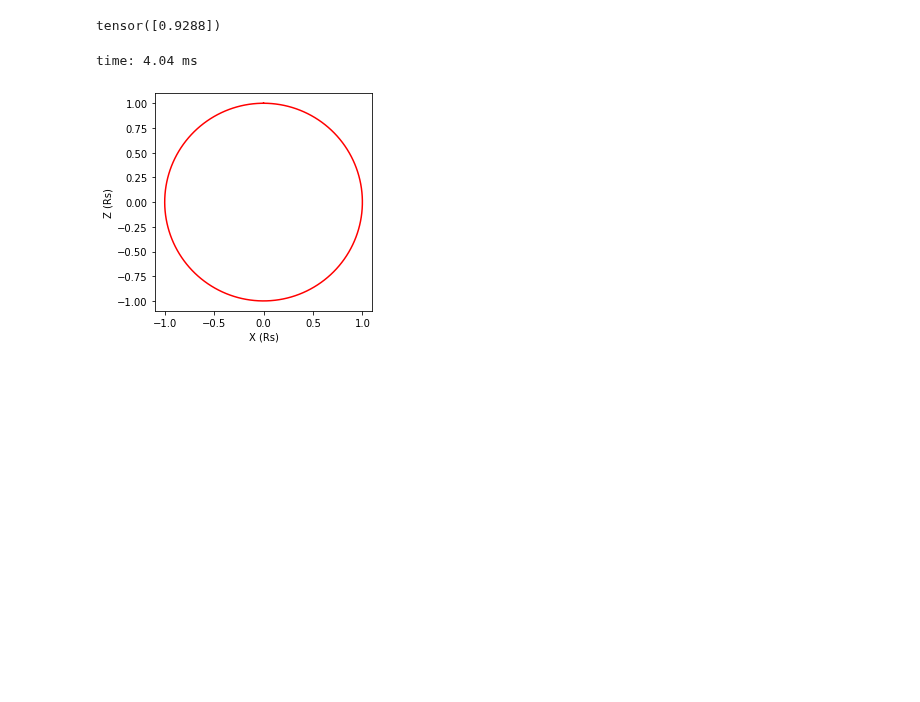
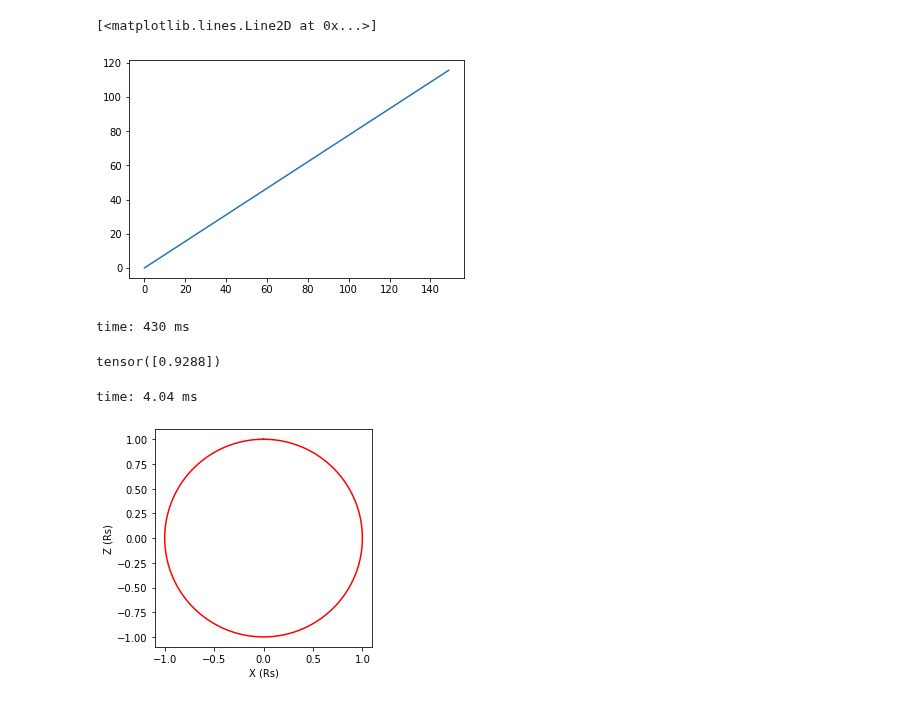
Before and after one commit to peijin94/SunRay, a Jupyter notebook: ray_scat_test.ipynb, the cells around one changed output. Drawn from its saved outputs; the diff is of its cells as text; code cells hidden in the pictures; blank space fills up the shorter version.

```diff
--- a/ray_scat_test.ipynb
+++ b/ray_scat_test.ipynb
@@ -63,3 +57,9 @@ time: 159 ms
+# %%
+plt.plot(t_collect)
+# %% [output]
+[<matplotlib.lines.Line2D at 0x...>]
+[figure, added]
+time: 430 ms
 # %%
 ( steps_N  ,  collect_N,  photon_N, start_r,  start_theta,
 start_phi,  f_ratio, epsilon ,  anis, asym,  omega0, freq0,
```
Also changed, not shown: parts of 5 cells of this notebook, 4 other files.
